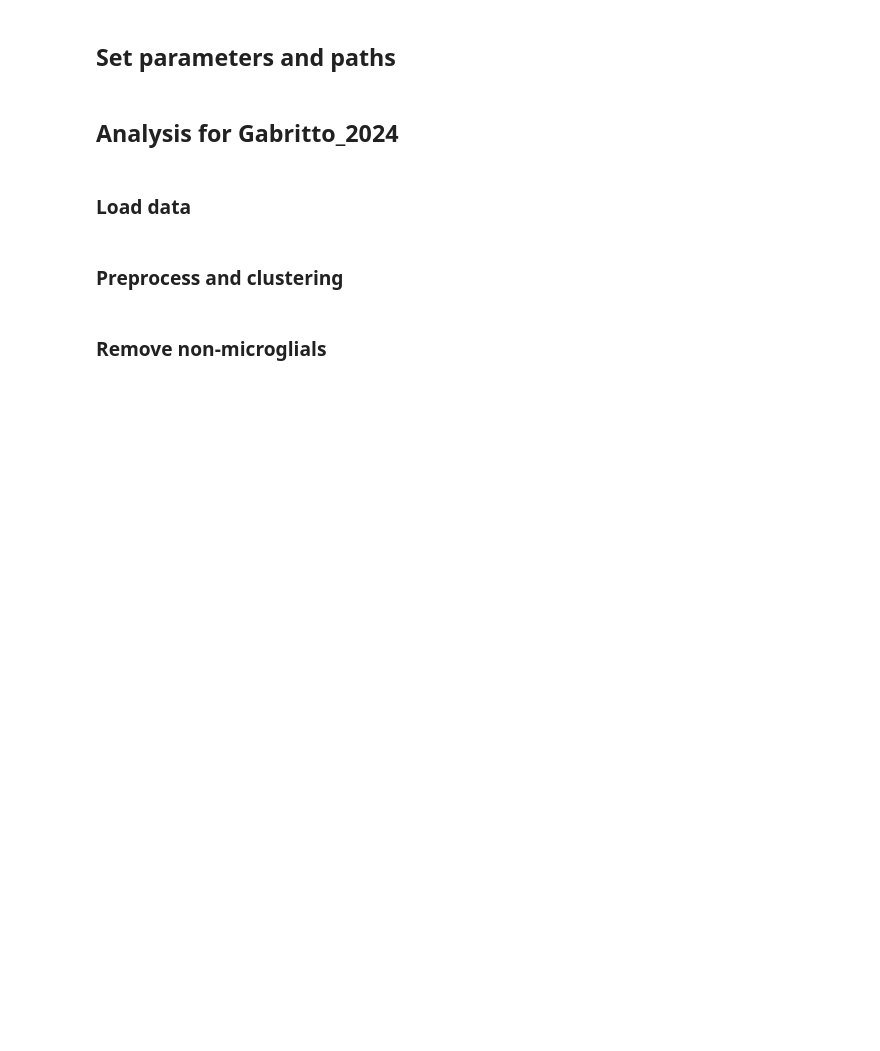
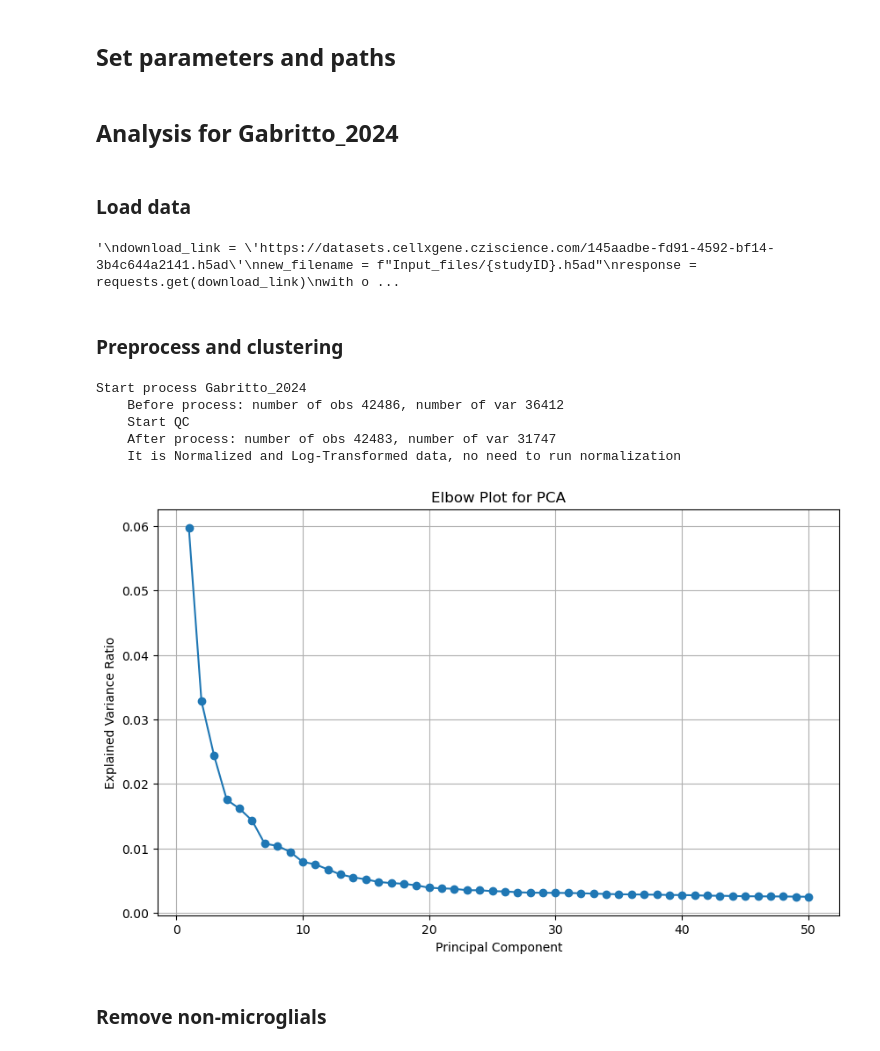
Before and after one commit to YelinZhao-A/Microglia_BHLHE41, a Jupyter notebook: Python/cellxgene_Gabritto_2024.ipynb, the cells around one changed output. Saved outputs shown, nothing was run; the diff lists cells and outputs as text; code cells hidden in the pictures; blank space fills up the shorter version.

```diff
--- a/Python/cellxgene_Gabritto_2024.ipynb
+++ b/Python/cellxgene_Gabritto_2024.ipynb
@@ -34,15 +33,20 @@ if not os.path.exists(output_dir):
 ### Load data
 # %%
 studyID = 'Gabritto_2024'
+'''
 download_link = 'https://datasets.cellxgene.cziscience.com/145aadbe-fd91-4592-bf14-3b4c644a2141.h5ad'
 new_filename = f"Input_files/{studyID}.h5ad"
 response = requests.get(download_link)
 with open(new_filename, 'wb') as f:
         f.write(response.content)
 print(f"File downloaded and saved as {new_filename}")
+'''
+# %% [output]
+'\ndownload_link = \'https://datasets.cellxgene.cziscience.com/145aadbe-fd91-4592-bf14-3b4c644a2141.h5ad\'\nnew_filename = f"Input_files/{studyID}.h5ad"\nresponse = requests.get(download_link)\nwith o ...
 # %% [markdown]
 ### Preprocess and clustering
 # %%
+studyID = 'Gabritto_2024'
 file = 'Gabritto_2024.h5ad'
 print(f'Start process {studyID}')
 adata=sc.read_h5ad(os.path.join(input_dir,file))
@@ -60,32 +64,39 @@ adata.var["mt"]=adata.var_names.str.startswith("MT-")
 adata.obs['nCount_RNA'] = adata.obs['Number of UMIs']
 adata.obs['nFeature_RNA'] = adata.obs['Genes detected']
 del adata.obs['Number of UMIs']
 del adata.obs['Genes detected']
 
 # QC
 print(f'    Start QC')
 sc.pp.calculate_qc_metrics(adata,qc_vars=["mt"],inplace=True,log1p=True)
 sc.pp.filter_genes(adata,min_cells=3)
 adata=adata[adata.obs['nFeature_RNA']>200,:]
 adata=adata[adata.obs['pct_counts_mt']<10,:]
 adata=adata[adata.obs['nCount_RNA']>400,:]
 adata=adata[adata.obs['nCount_RNA']<60000,:]
 print(f'    After process: number of obs {adata.n_obs}, number of var {adata.n_vars}')
 
 print(f'    It is Normalized and Log-Transformed data, no need to run normalization')
 
 sc.pp.highly_variable_genes(adata,n_top_genes=n_hvg)
 sc.tl.pca(adata)
 explained_variance_ratio = adata.uns['pca']['variance_ratio']
 plt.figure(figsize=(10, 6))
 plt.plot(range(1, len(explained_variance_ratio) + 1), explained_variance_ratio, marker='o')
 plt.xlabel('Principal Component')
 plt.ylabel('Explained Variance Ratio')
 plt.title('Elbow Plot for PCA')
 plt.grid(True)
 plt.show()
 sc.pp.neighbors(adata,n_neighbors=10,n_pcs=30)
 sc.tl.umap(adata)
 sc.tl.leiden(adata,resolution=res,n_iterations=2)
+# %% [output]
+Start process Gabritto_2024
+    Before process: number of obs 42486, number of var 36412
+    Start QC
+    After process: number of obs 42483, number of var 31747
+    It is Normalized and Log-Transformed data, no need to run normalization
+[figure, added]
 # %% [markdown]
 ### Remove non-microglials
```
Also changed, not shown: parts of 13 cells of this notebook, 1 other file.
